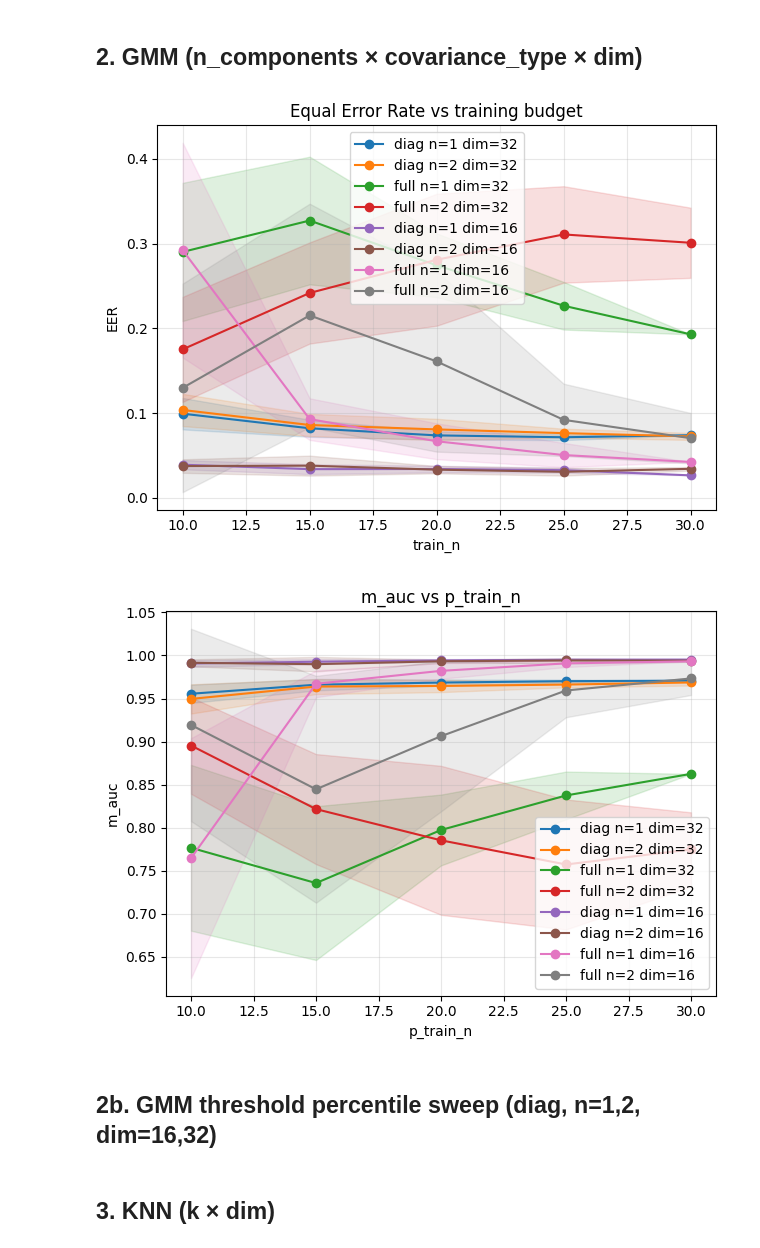
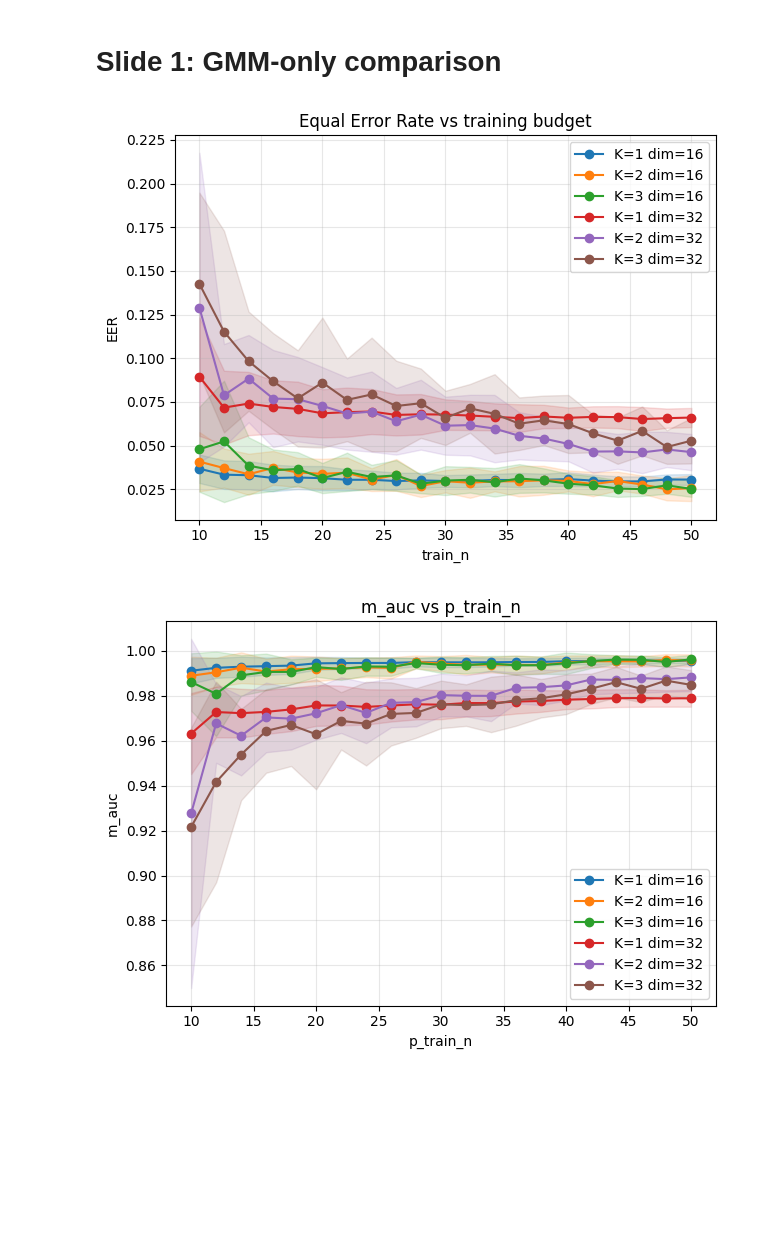
Before and after one commit to albertobasaglia/tinygmm-thesis, a Jupyter notebook: src/compare/plots.ipynb, the cells around one changed output. Saved outputs shown, nothing was run; the diff lists cells and outputs as text; code cells hidden in the pictures; blank space fills up the shorter version.

Commit message:
add macs and plots

```diff
--- a/src/compare/plots.ipynb
+++ b/src/compare/plots.ipynb
@@ -39,37 +14,17 @@ plot_lines(df, x="p_train_n", y="m_auc", lines=ae_lines)
-# %% [markdown]
-## 2. GMM (n_components × covariance_type × dim)
-# %%
-gmm_lines = [
-    ("diag n=1 dim=32", {"p_adapter": "GMMAdapter", "p_n_components": 1, "p_covariance_type": "diag", "p_embedding_dim": 32}),
-    ("diag n=2 dim=32", {"p_adapter": "GMMAdapter", "p_n_components": 2, "p_covariance_type": "diag", "p_embedding_dim": 32}),
-    ("full n=1 dim=32", {"p_adapter": "GMMAdapter", "p_n_components": 1, "p_covariance_type": "full", "p_embedding_dim": 32}),
-    ("full n=2 dim=32", {"p_adapter": "GMMAdapter", "p_n_components": 2, "p_covariance_type": "full", "p_embedding_dim": 32}),
-    ("diag n=1 dim=16", {"p_adapter": "GMMAdapter", "p_n_components": 1, "p_covariance_type": "diag", "p_embedding_dim": 16}),
-    ("diag n=2 dim=16", {"p_adapter": "GMMAdapter", "p_n_components": 2, "p_covariance_type": "diag", "p_embedding_dim": 16}),
-    ("full n=1 dim=16", {"p_adapter": "GMMAdapter", "p_n_components": 1, "p_covariance_type": "full", "p_embedding_dim": 16}),
-    ("full n=2 dim=16", {"p_adapter": "GMMAdapter", "p_n_components": 2, "p_covariance_type": "full", "p_embedding_dim": 16}),
-]
-plot_eer(df, lines=gmm_lines)
-plot_lines(df, x="p_train_n", y="m_auc", lines=gmm_lines)
-# %% [output]
-[figure, removed]
-[figure, removed]
-# %% [markdown]
-## 2b. GMM threshold percentile sweep (diag, n=1,2, dim=16,32)
+# %% [markdown]
+# Slide 1: GMM-only comparison
 # %%
-gmm_thresh = df[df["p_adapter"] == "GMMAdapter"].copy()
-
-# F1 vs threshold_percentile — one line per (n_components, dim) combo
-thresh_lines = [
-    ("n=1 dim=16", {"p_n_components": 1, "p_covariance_type": "diag", "p_embedding_dim": 16}),
-    ("n=2 dim=16", {"p_n_components": 2, "p_covariance_type": "diag", "p_embedding_dim": 16}),
-    ("n=1 dim=32", {"p_n_components": 1, "p_covariance_type": "diag", "p_embedding_dim": 32}),
-    ("n=2 dim=32", {"p_n_components": 2, "p_covariance_type": "diag", "p_embedding_dim": 32}),
+gmm_lines = [
+    ("K=1 dim=16", {"p_adapter": "GMMAdapter", "p_n_components": 1, "p_covariance_type": "diag", "p_embedding_dim": 16}),
+    ("K=2 dim=16", {"p_adapter": "GMMAdapter", "p_n_components": 2, "p_covariance_type": "diag", "p_embedding_dim": 16}),
+    ("K=3 dim=16", {"p_adapter": "GMMAdapter", "p_n_components": 3, "p_covariance_type": "diag", "p_embedding_dim": 16}),
+    ("K=1 dim=32", {"p_adapter": "GMMAdapter", "p_n_components": 1, "p_covariance_type": "diag", "p_embedding_dim": 32}),
+    ("K=2 dim=32", {"p_adapter": "GMMAdapter", "p_n_components": 2, "p_covariance_type": "diag", "p_embedding_dim": 32}),
+    ("K=3 dim=32", {"p_adapter": "GMMAdapter", "p_n_components": 3, "p_covariance_type": "diag", "p_embedding_dim": 32}),
 ]
 
-plot_lines(gmm_thresh, x="p_threshold_percentile", y="m_f1", lines=thresh_lines)
-plot_lines(gmm_thresh, x="p_threshold_percentile", y="m_false_alarm_rate", lines=thresh_lines)
-plot_lines(gmm_thresh, x="p_threshold_percentile", y="m_recall", lines=thresh_lines)
-plot_lines(gmm_thresh, x="p_threshold_percentile", y="m_precision", lines=thresh_lines)
+plot_eer(df, lines=gmm_lines)
+plot_lines(df, x="p_train_n", y="m_auc", lines=gmm_lines)
+# %% [output]
+[figure, added]
+[figure, added]
-# %% [markdown]
-## 3. KNN (k × dim)
```
Also changed, not shown: parts of 20 cells of this notebook, 3 other files.
